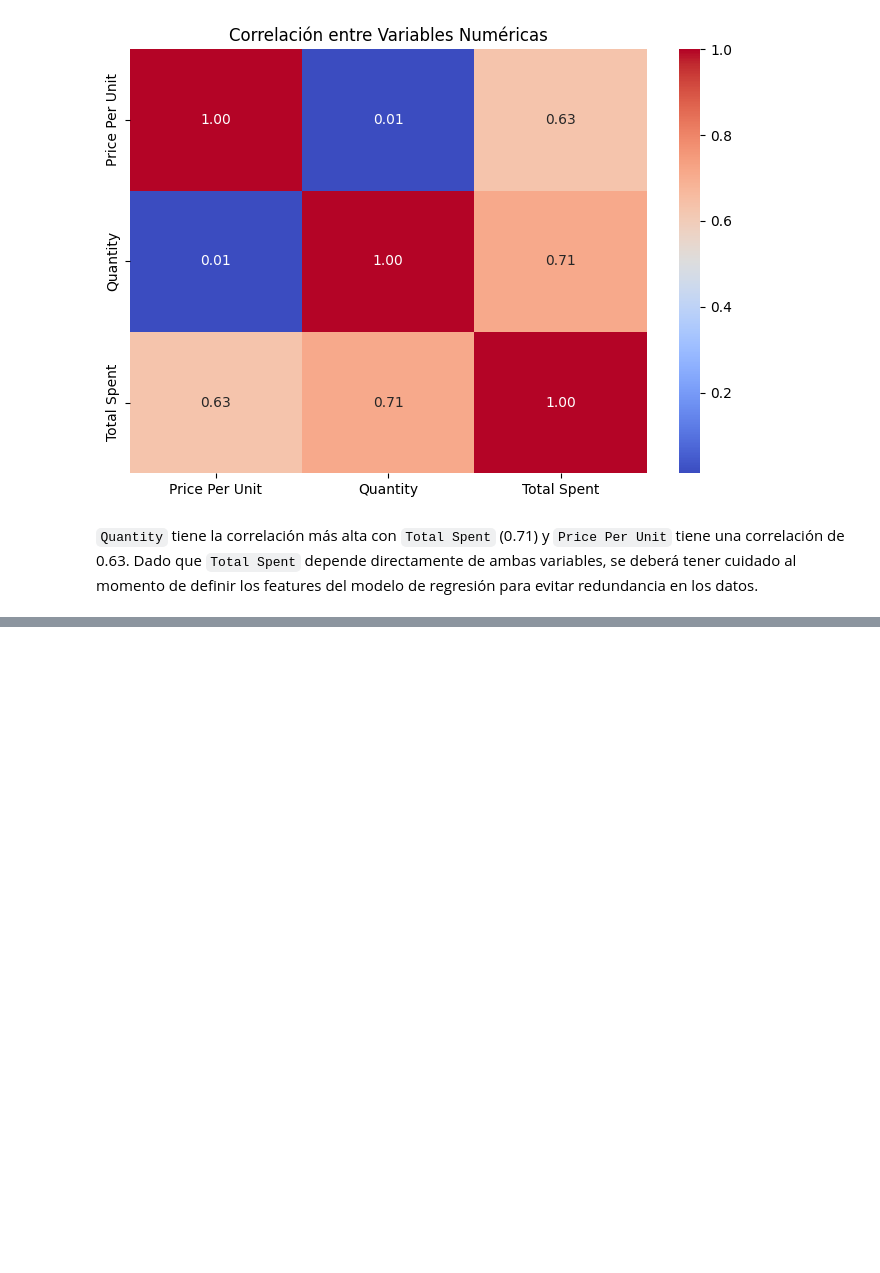
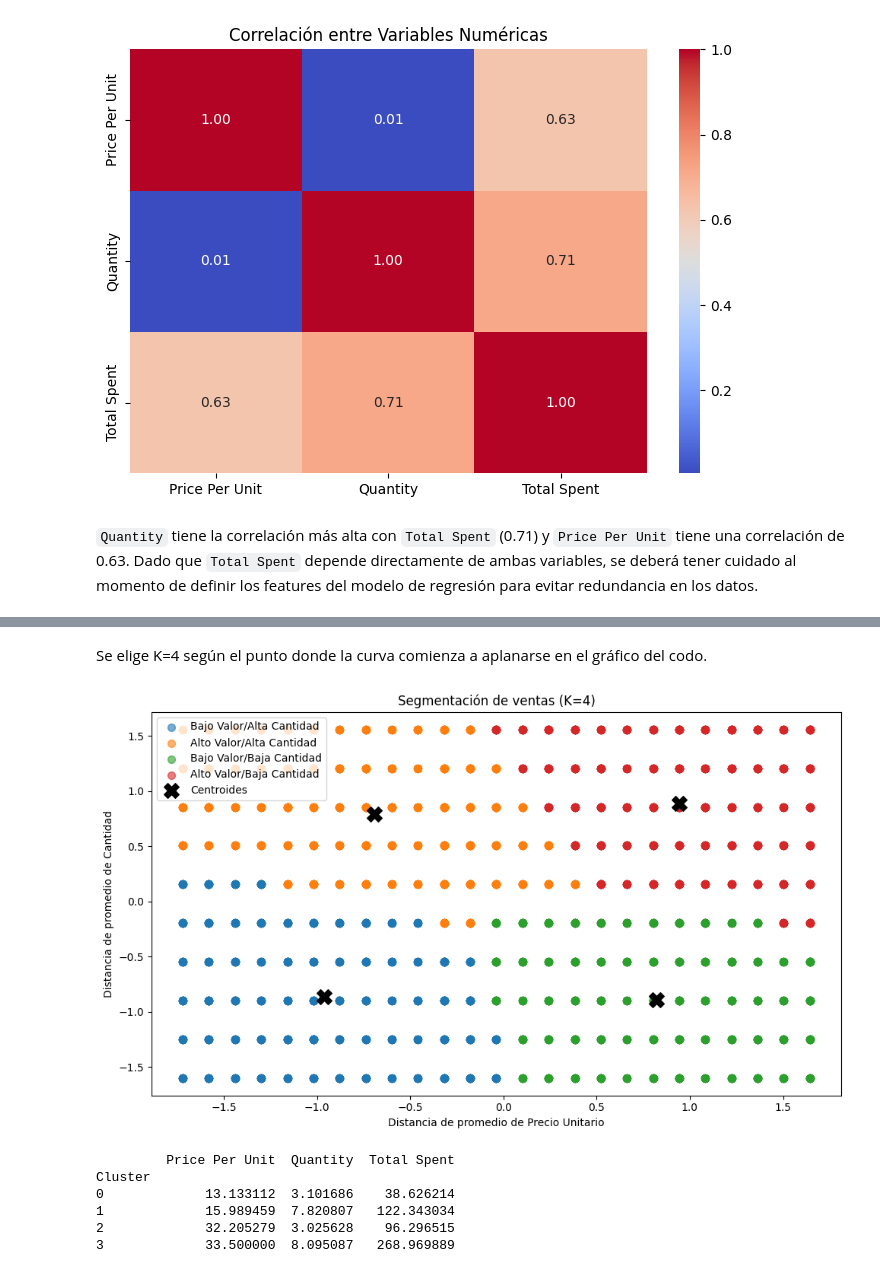
Before and after one commit to igcondor/SCY1101_Analisis_Semestral_2026, a Jupyter notebook: notebooks/01_analisis_exploratorio.ipynb, the cells around one changed output, grey strips where cells are left out. Cells and saved outputs as stored; diff of their text form; code cells hidden in the pictures; blank space fills up the shorter version.

```diff
--- a/notebooks/01_analisis_exploratorio.ipynb
+++ b/notebooks/01_analisis_exploratorio.ipynb
@@ -523,0 +552,42 @@ de regresión para evitar redundancia en los datos.
+# %% [markdown]
+Se elige K=4 según el punto donde la curva comienza a aplanarse en el gráfico del codo.
+# %%
+kmeans_final = KMeans(n_clusters=4, n_init='auto', random_state=SEED)
+clusters_real = kmeans_final.fit_predict(X_scaled)
+
+nombres_grupos = [
+    "Bajo Valor/Alta Cantidad",
+    "Alto Valor/Alta Cantidad",
+    "Bajo Valor/Baja Cantidad",
+    "Alto Valor/Baja Cantidad"
+]
+
+plt.figure(figsize=(10, 6))
+for i in range(4):
+    plt.scatter(X_scaled[clusters_real == i, 0],
+                X_scaled[clusters_real == i, 1],
+                s=50, label=nombres_grupos[i], alpha=0.6)
+
+plt.scatter(kmeans_final.cluster_centers_[:, 0], kmeans_final.cluster_centers_[:, 1],
+            s=200, c='black', marker='X', label='Centroides')
+
+plt.title('Segmentación de ventas (K=4)')
+plt.xlabel('Distancia de promedio de Precio Unitario')
+plt.ylabel('Distancia de promedio de Cantidad')
+plt.legend()
+plt.tight_layout()
+plt.show()
+# %% [output]
+[figure, added]
+# %%
+# Promedio real de cada cluster para interpretar los grupos
+df_analisis = X_real.copy()
+df_analisis['Cluster'] = clusters_real
+print(df_analisis.groupby('Cluster').mean())
+# %% [output]
+         Price Per Unit  Quantity  Total Spent
+Cluster
+0             13.133112  3.101686    38.626214
+1             15.989459  7.820807   122.343034
+2             32.205279  3.025628    96.296515
+3             33.500000  8.095087   268.969889
```
Also changed, not shown: parts of 17 cells of this notebook.
